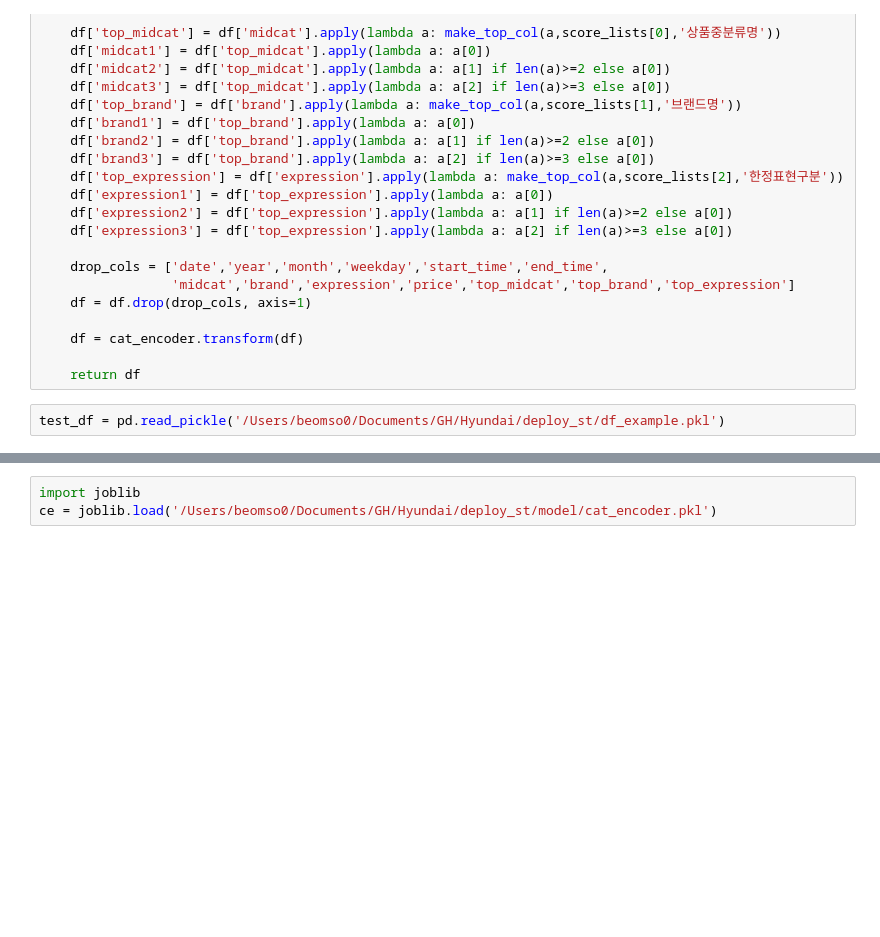
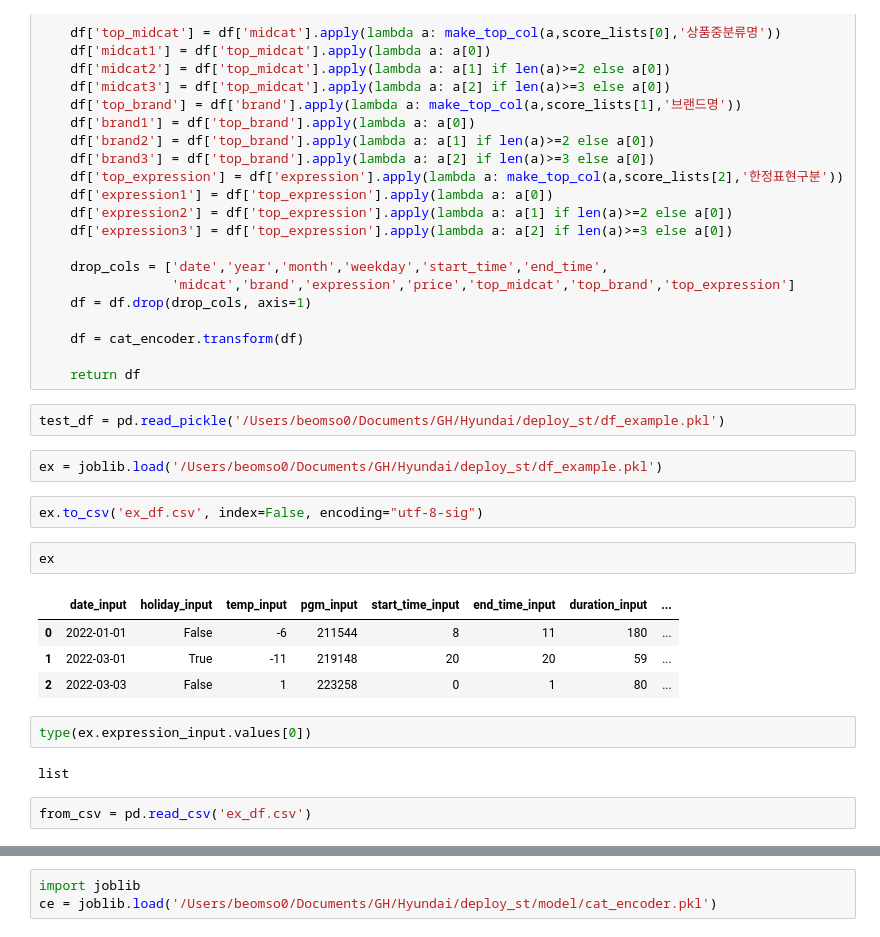
Before and after one commit to beomso0/predict_call, a Jupyter notebook: scores/Preprocessing.ipynb, the cells around one changed output, grey strips where cells are left out. Drawn from its saved outputs; the diff is of its cells as text; blank space fills up the shorter version.

```diff
--- a/scores/Preprocessing.ipynb
+++ b/scores/Preprocessing.ipynb
@@ -74,3 +74,20 @@ def preprocessing(input_df,score_lists,cat_encoder):
     return df
 # %%
 test_df = pd.read_pickle('/Users/beomso0/Documents/GH/Hyundai/deploy_st/df_example.pkl')
+# %%
+ex = joblib.load('/Users/beomso0/Documents/GH/Hyundai/deploy_st/df_example.pkl')
+# %%
+ex.to_csv('ex_df.csv', index=False, encoding="utf-8-sig")
+# %%
+ex
+# %% [output]
+|  | date_input | holiday_input | temp_input | pgm_input | start_time_input | end_time_input | duration_input | ... |
+| 0 | 2022-01-01 | False | -6 | 211544 | 8 | 11 | 180 | ... |
+| 1 | 2022-03-01 | True | -11 | 219148 | 20 | 20 | 59 | ... |
+| 2 | 2022-03-03 | False | 1 | 223258 | 0 | 1 | 80 | ... |
+# %%
+type(ex.expression_input.values[0])
+# %% [output]
+list
+# %%
+from_csv = pd.read_csv('ex_df.csv')
```
Also changed, not shown: parts of 9 cells of this notebook, 1 other file.
